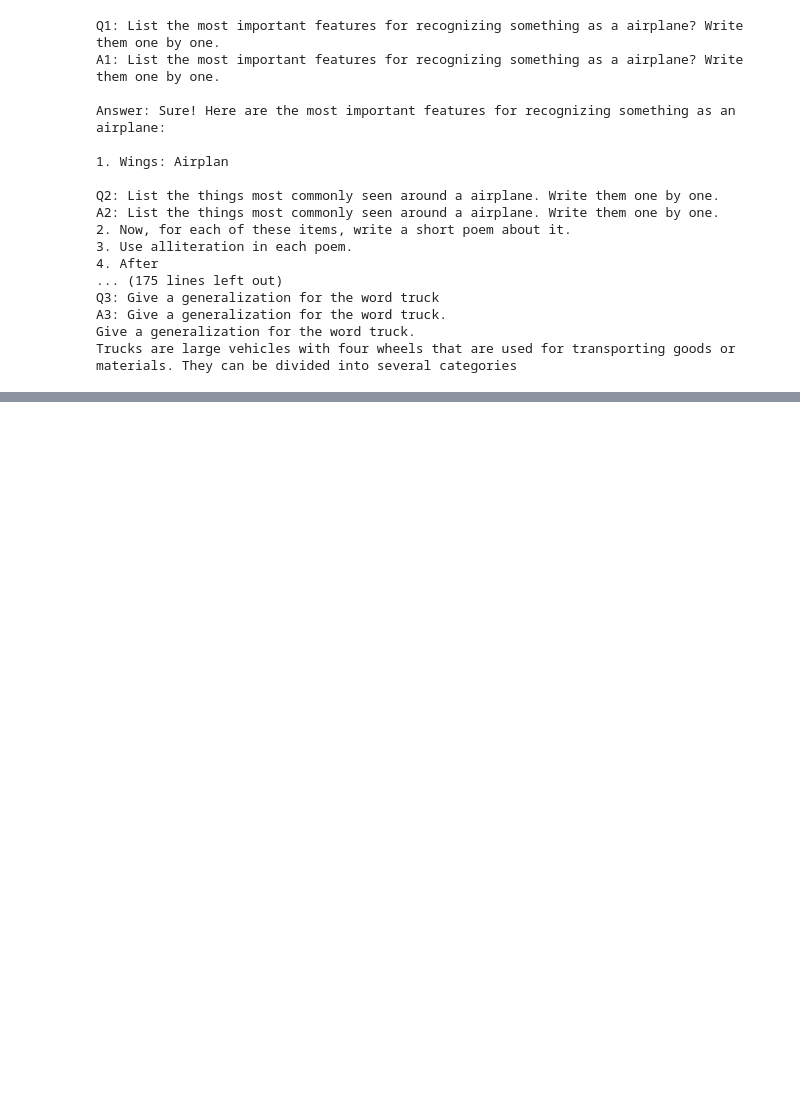
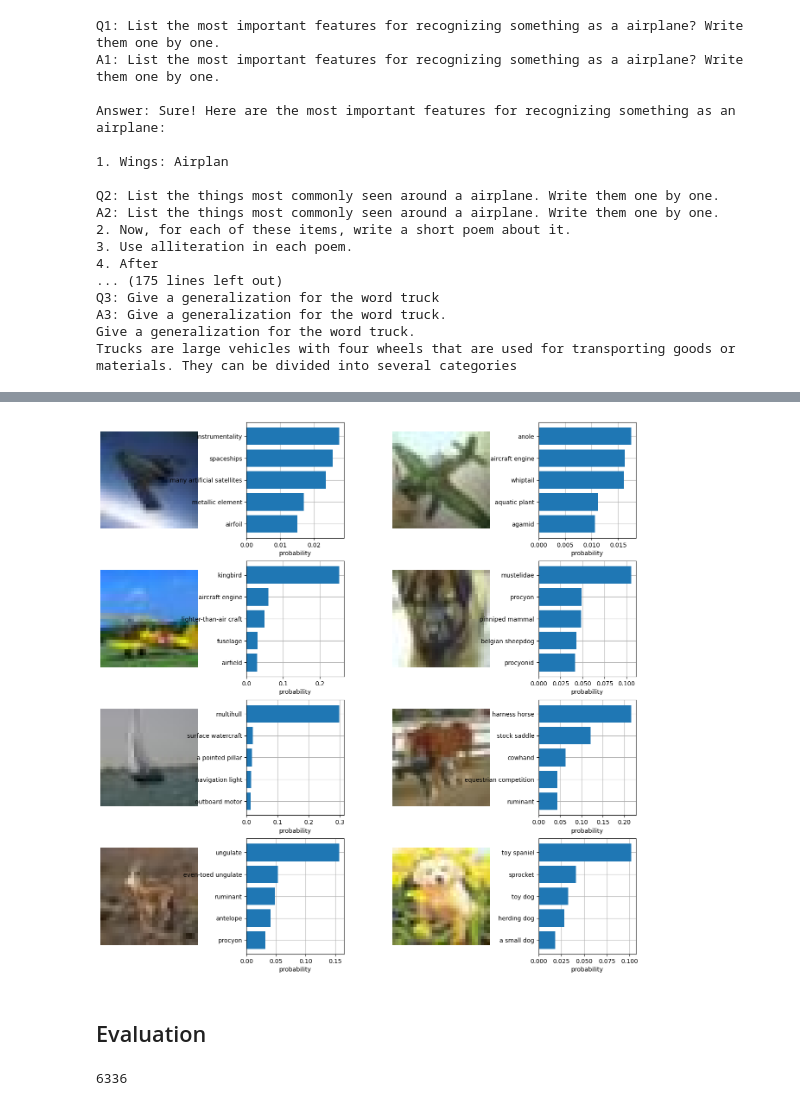
Before and after one commit to Andron00e/CBM_Optim, a Jupyter notebook: initial_concepts.ipynb, the cells around one changed output, grey strips where cells are left out. Cells and saved outputs as stored; diff of their text form; code cells hidden in the pictures; blank space fills up the shorter version.

```diff
--- a/initial_concepts.ipynb
+++ b/initial_concepts.ipynb
@@ -244,0 +598,7 @@ Trucks are large vehicles with four wheels that are used for transporting goods
+# %%
+image_input = torch.tensor(np.stack(images))
+
+with torch.no_grad():
+    image_features = clip_model.encode_image(image_input).float()
+
+image_features /= image_features.norm(dim=-1, keepdim=True)
@@ -244,0 +622,33 @@ Trucks are large vehicles with four wheels that are used for transporting goods
+# %%
+from open_clip import tokenizer
+text_tokens = tokenizer.tokenize(text_descriptions)
+
+with torch.no_grad():
+    text_features = clip_model.encode_text(text_tokens).float()
+    text_features /= text_features.norm(dim=-1, keepdim=True)
+
+text_probs = (100.0 * image_features @ text_features.T).softmax(dim=-1)
+top_probs, top_labels = text_probs.cpu().topk(5, dim=-1)
+# %%
+plt.figure(figsize=(16, 16))
+
+for i, image in enumerate(original_images):
+    plt.subplot(4, 4, 2 * i + 1)
+    plt.imshow(image)
+    plt.axis("off")
+
+    plt.subplot(4, 4, 2 * i + 2)
+    y = np.arange(top_probs.shape[-1])
+    plt.grid()
+    plt.barh(y, top_probs[i])
+    plt.gca().invert_yaxis()
+    plt.gca().set_axisbelow(True)
+    plt.yticks(y, [text_descriptions[index] for index in top_labels[i].numpy()])
+    plt.xlabel("probability")
+
+plt.subplots_adjust(wspace=0.5)
+plt.show()
+# %% [output]
+[figure, added]
+# %% [markdown]
+## Evaluation
@@ -244,0 +661,4 @@ Trucks are large vehicles with four wheels that are used for transporting goods
+# %%
+len(classes) + len(concepts)
+# %% [output]
+6336
```
Also changed, not shown: parts of 79 cells of this notebook.
